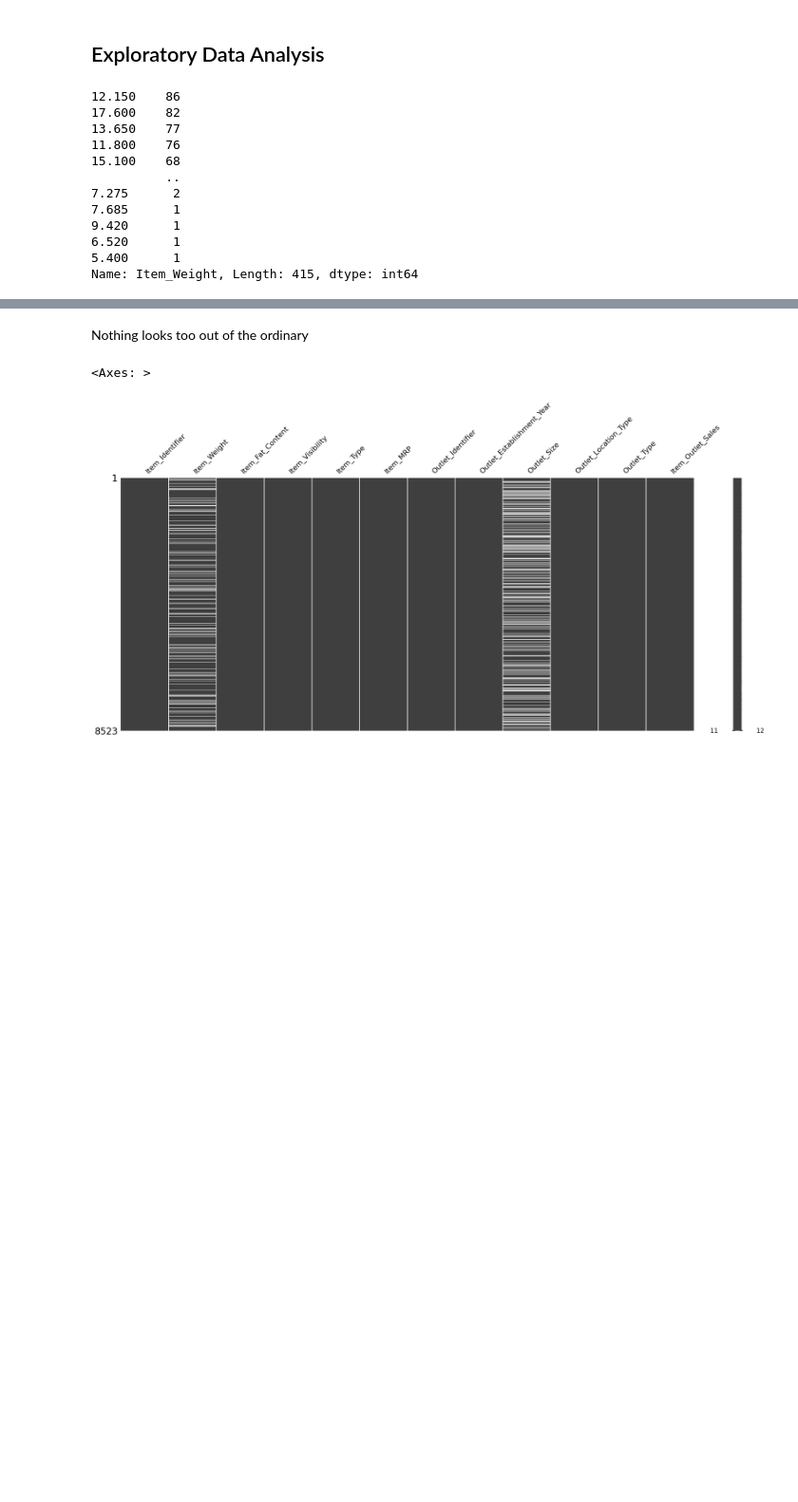
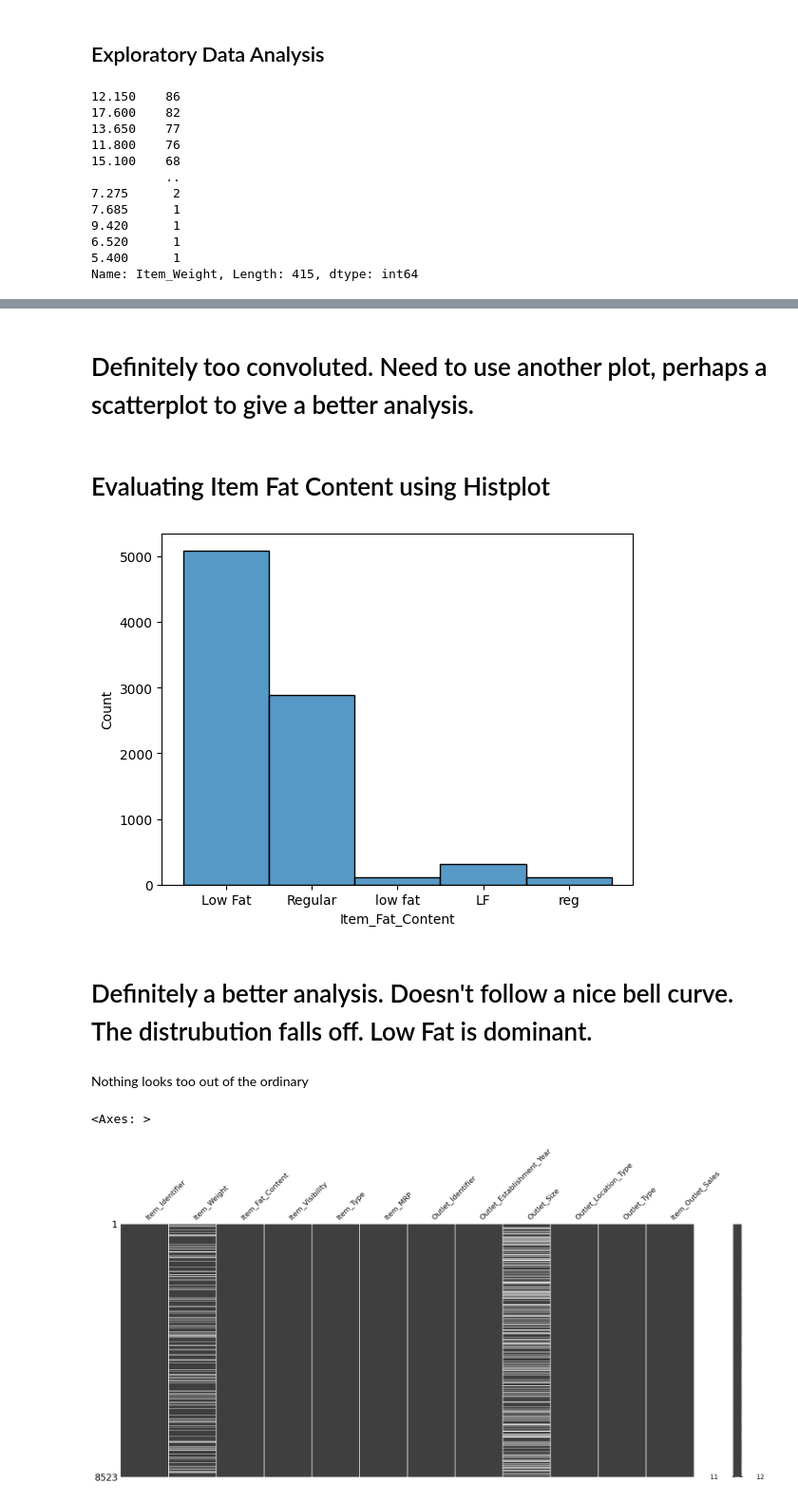
Before and after one commit to coryncates/Prediction-of-Product-Sales, a Jupyter notebook: Copy_of_PredictionOfProdSales.ipynb, the cells around one changed output, grey strips where cells are left out. Shown at 95% size. Drawn from its saved outputs; the diff is of its cells as text; code cells hidden in the pictures; blank space fills up the shorter version.

```diff
--- a/Copy_of_PredictionOfProdSales.ipynb
+++ b/Copy_of_PredictionOfProdSales.ipynb
@@ -177,3 +188,13 @@ Name: Outlet_Size, dtype: int64
+# %% [markdown]
+# Definitely too convoluted.  Need to use another plot, perhaps a scatterplot to give a better analysis.
+# %% [markdown]
+# Evaluating Item Fat Content using Histplot
+# %%
+ax = sns.histplot(data = df_predict, x = 'Item_Fat_Content')
+# %% [output]
+[figure, added]
+# %% [markdown]
+# Definitely a better analysis.  Doesn't follow a nice bell curve.  The distrubution falls off.  Low Fat is dominant.
 # %% [markdown]
 Nothing looks too out of the ordinary
 # %%
```
Also changed, not shown: parts of 12 cells of this notebook.
